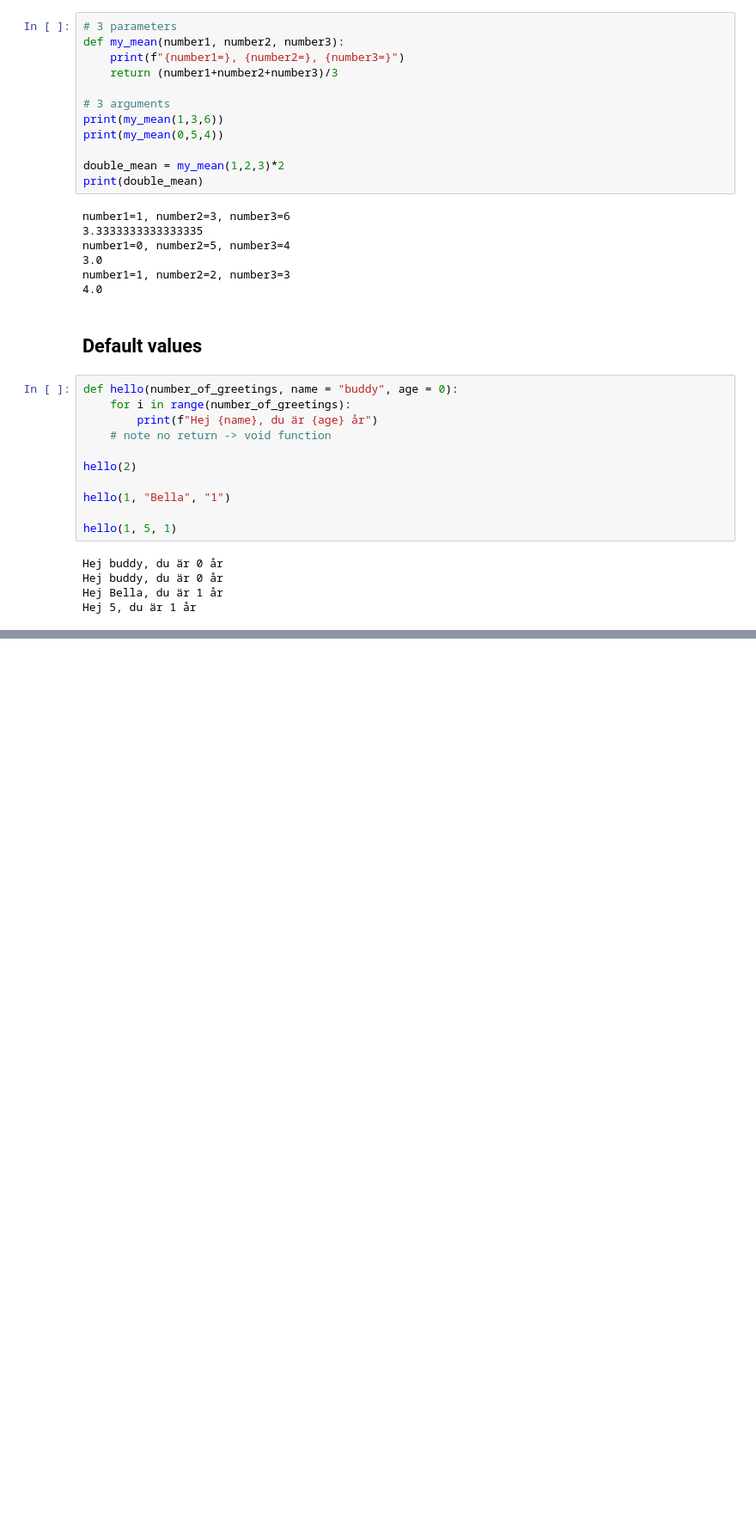
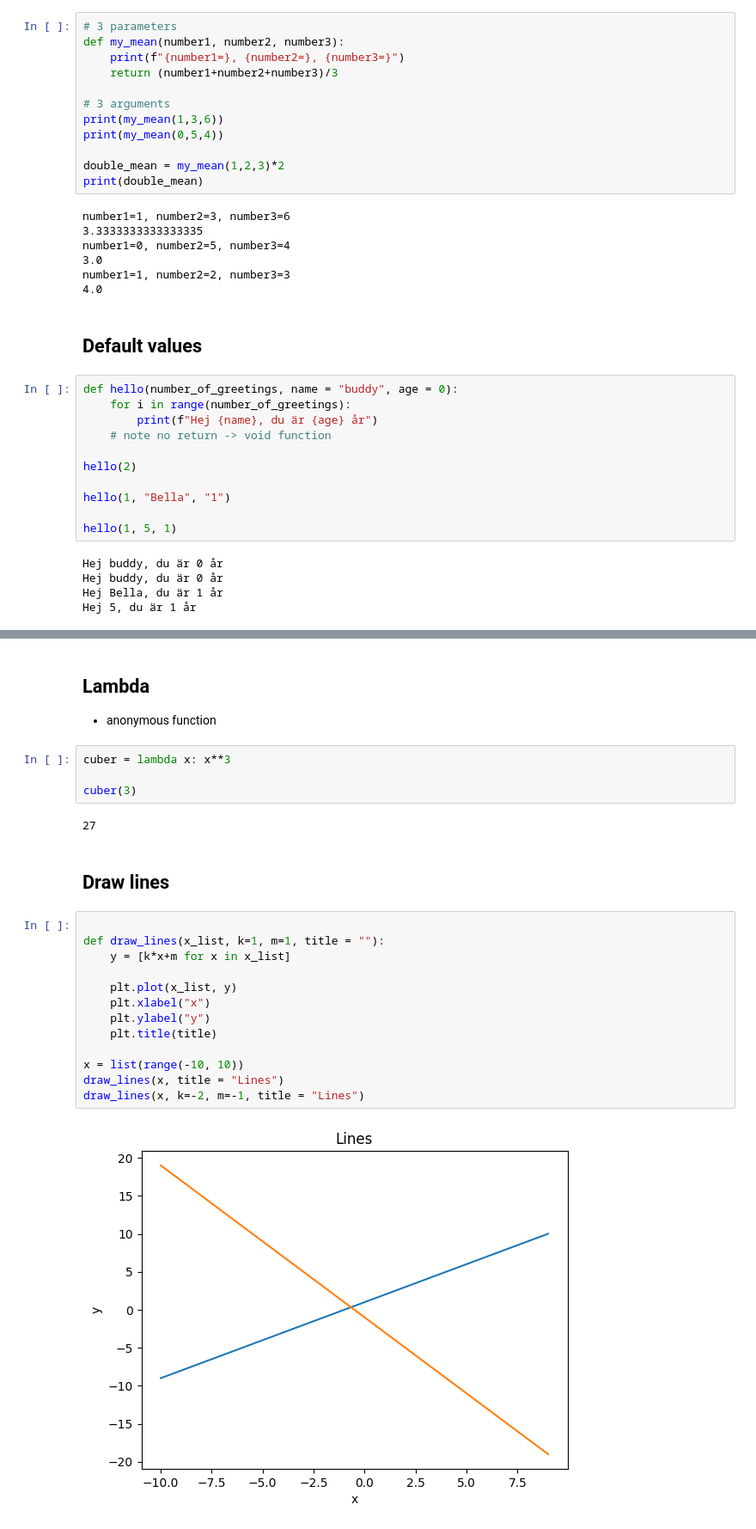
Before and after one commit to Hannesssss/Python-Course-Hannes-Hedberg, a Jupyter notebook: Code_Along/L6-functions.ipynb, the cells around one changed output, grey strips where cells are left out. Shown: that part at 86% size. Drawn from its saved outputs; the diff is of its cells as text; blank space fills up the shorter version.

```diff
--- a/Code_Along/L6-functions.ipynb
+++ b/Code_Along/L6-functions.ipynb
@@ -76,0 +105,27 @@ Ange en ålder >= 0
+# %% [markdown]
+## Lambda
+
+- anonymous function
+# %%
+cuber = lambda x: x**3
+
+cuber(3)
+# %% [output]
+27
+# %% [markdown]
+## Draw lines
+# %%
+
+def draw_lines(x_list, k=1, m=1, title = ""):
+    y = [k*x+m for x in x_list]
+
+    plt.plot(x_list, y)
+    plt.xlabel("x")
+    plt.ylabel("y")
+    plt.title(title)
+
+x = list(range(-10, 10))
+draw_lines(x, title = "Lines")
+draw_lines(x, k=-2, m=-1, title = "Lines")
+# %% [output]
+[figure, added]
```
Also changed, not shown: parts of 4 cells of this notebook.
